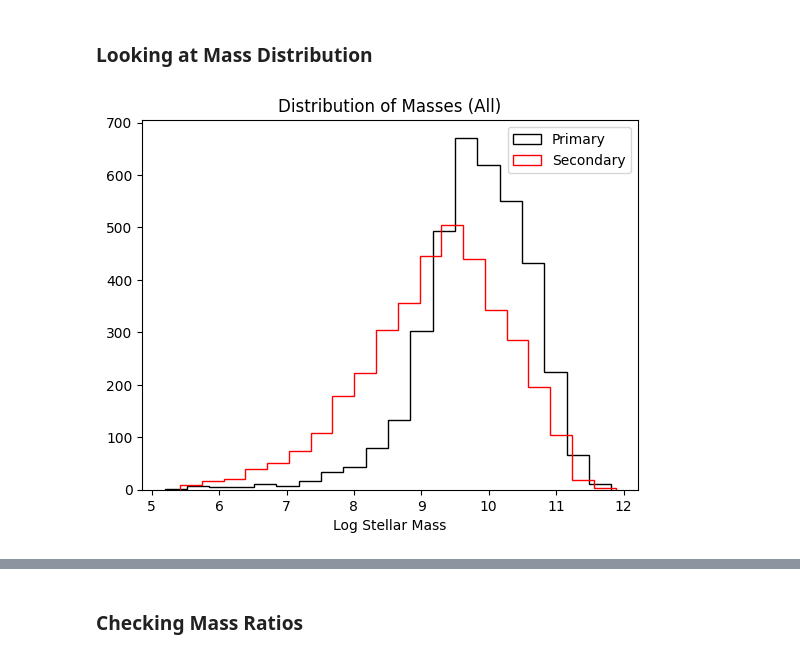
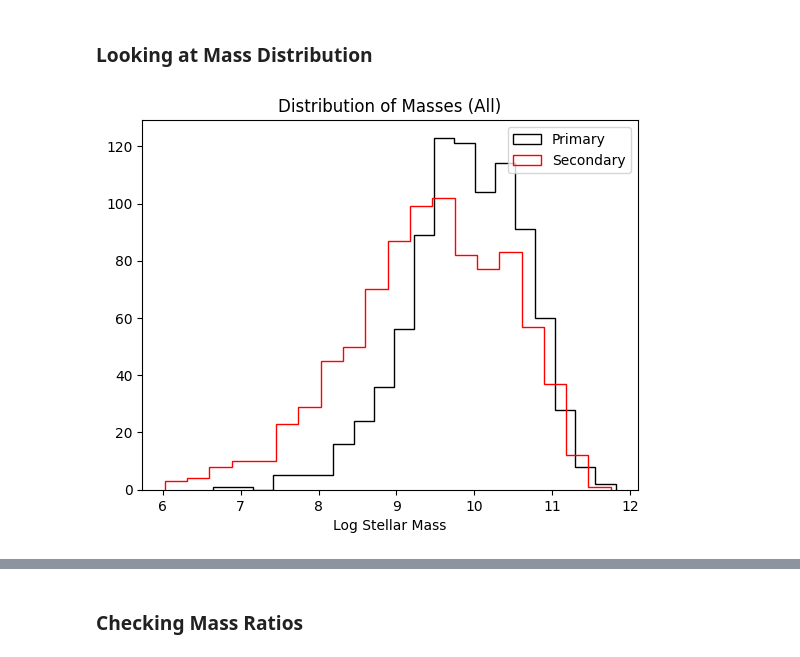
Before and after one commit to AstroORyan/mergers-in-cosmos, a Jupyter notebook: notebooks/analysis/matching-sfr.ipynb, the cells around one changed output, grey strips where cells are left out. Saved outputs shown, nothing was run; the diff lists cells and outputs as text; code cells hidden in the pictures.

```diff
--- a/notebooks/analysis/matching-sfr.ipynb
+++ b/notebooks/analysis/matching-sfr.ipynb
@@ -34,0 +72,8 @@ Index(['SourceID', 'category', 'RA_1a', 'Dec_1a', 'ra_1', 'dec_1', 'type_1',
+# %%
+cos_red = stu_cosmo_cat[['SourceID', 'zpdf_1', 'zpdf_2']]
+# %%
+zs = cos_red.assign(redshift_sub = cos_red.apply(lambda row: row.zpdf_1 - row.zpdf_2, axis = 1))
+# %%
+real_mergers = zs.query('redshift_sub < 0.1 and redshift_sub > -0.1 ')[['SourceID', 'redshift_sub']]
+# %%
+df_merg = real_mergers.merge(stu_cosmo_cat, on = 'SourceID', how = 'left')
@@ -36,35 +97,36 @@ Index(['SourceID', 'category', 'RA_1a', 'Dec_1a', 'ra_1', 'dec_1', 'type_1',
 ### Looking at Mass Distribution
 # %%
 fig, ax1 = plt.subplots(nrows = 1)
-cosmo_cat.hist(
+df_merg.hist(
     column = ['mass_best_1'],
     ax = ax1,
     bins = 20,
     figsize = (6,8),
     grid = False,
     color = 'black',
     histtype='step',
     label = ['Primary'],
     sharex = True,
     sharey = True
 )
 
-cosmo_cat.hist(
+df_merg.hist(
     column = ['mass_best_2'],
     ax = ax1,
     bins = 20,
     grid = False,
     color = 'red',
     histtype='step',
     label = ['Secondary'],
     sharex = True,
     sharey = True
 )
 
+
 ax1.set_title('Distribution of Masses (All)')
 ax1.set_xlabel('Log Stellar Mass')
 plt.legend()
 plt.show()
 # %% [output]
-[figure, old version]
+[figure, new version]
 # %%
```
Also changed, not shown: parts of 24 cells of this notebook.
